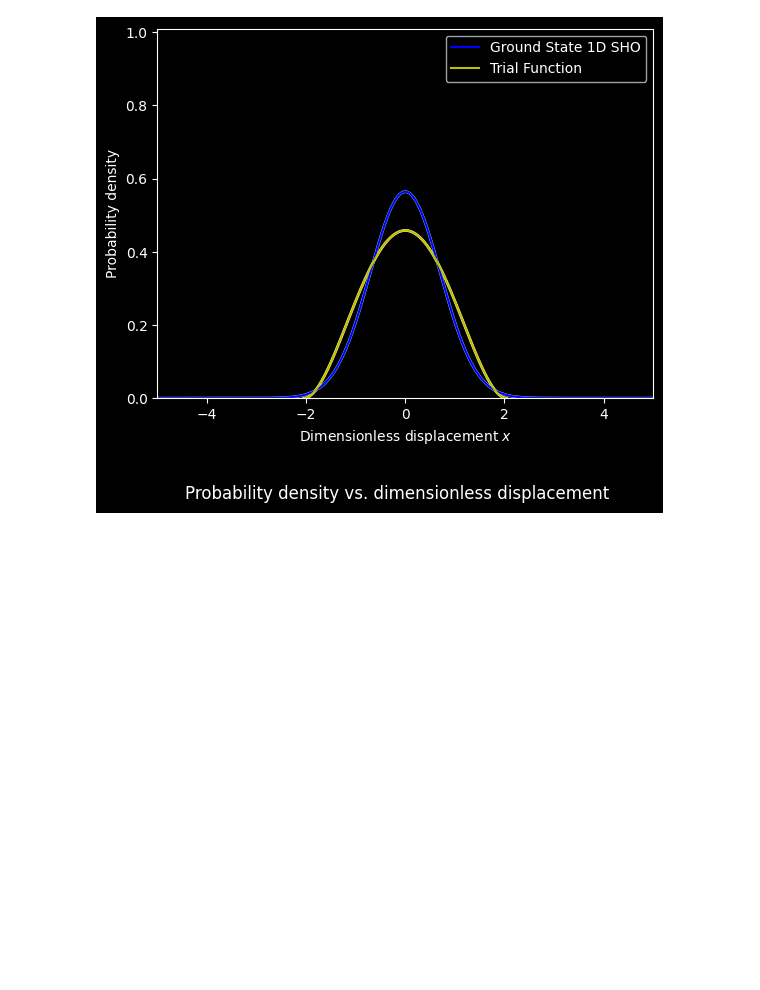
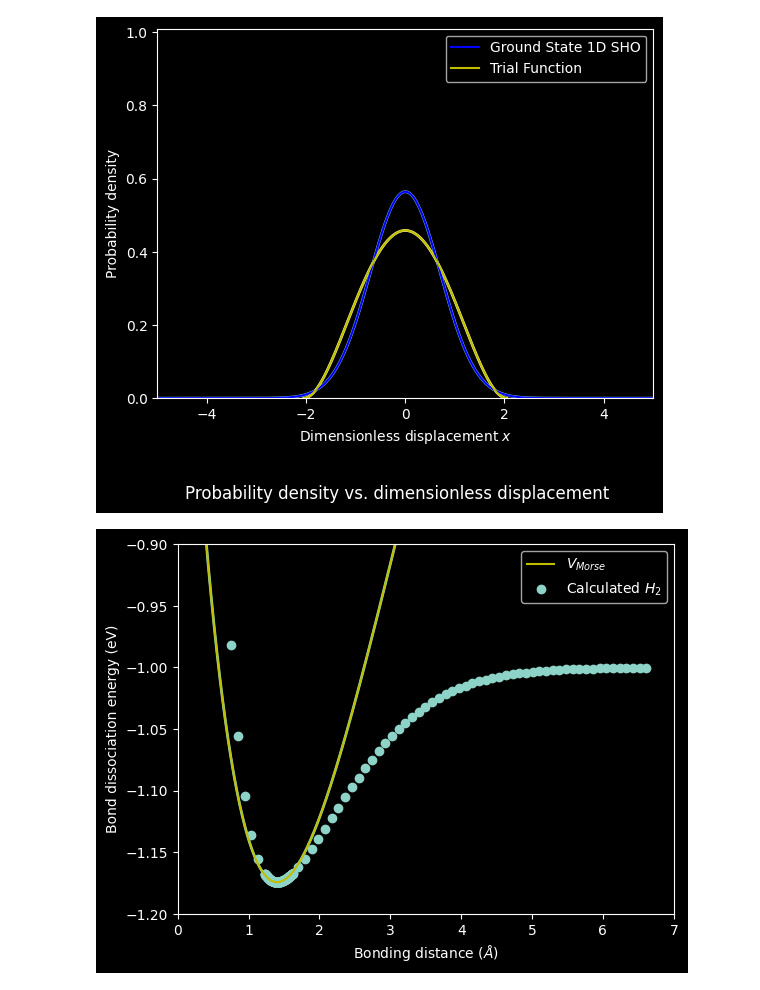
Before and after one commit to GitTrippin123/Quantum, a Jupyter notebook: Classworks.ipynb, the cells around one changed output. Cells and saved outputs as stored; diff of their text form; code cells hidden in the pictures; blank space fills up the shorter version.

```diff
--- a/Classworks.ipynb
+++ b/Classworks.ipynb
@@ -160,3 +160,40 @@ plt.ylabel("Probability density")
 plt.show()
 # %% [output]
 [figure]
+# %%
+import csv
+
+Rs = []
+Es = []
+
+with open('6zs.csv') as csvDataFile:
+    csvReader = csv.reader(csvDataFile)
+    itersk = iter(csvReader)
+    next(itersk)
+    for row in itersk:
+        Rs.append(float(row[0]))
+        Es.append(float(row[1]))
+
+plt.figure(3)
+
+k = 0.3676
+D = 1.17434555
+B = np.sqrt(k/(2*D))
+R = 1.400287
+
+t = np.arange(-5.0,20.0,0.01)
+s = D*(np.exp(-2*B*(t-R))-2*np.exp(-B*(t-R)))
+line, = plt.plot(t,s,lw=2)
+
+plt.ylim(-1.2,-0.9)
+plt.xlim(0.0,7.0)
+
+plt.plot(t, s, "-y", label=r'$V_{Morse}$')
+plt.scatter(Rs, Es, label='Calculated 'r'$H_2$')
+plt.legend(loc="upper right")
+
+plt.xlabel("Bonding distance "r'$(\AA)$')
+plt.ylabel("Bond dissociation energy (eV)")
+plt.show()
+# %% [output]
+[figure, added]
```
Also changed, not shown: parts of 2 cells of this notebook, 5 other files.
